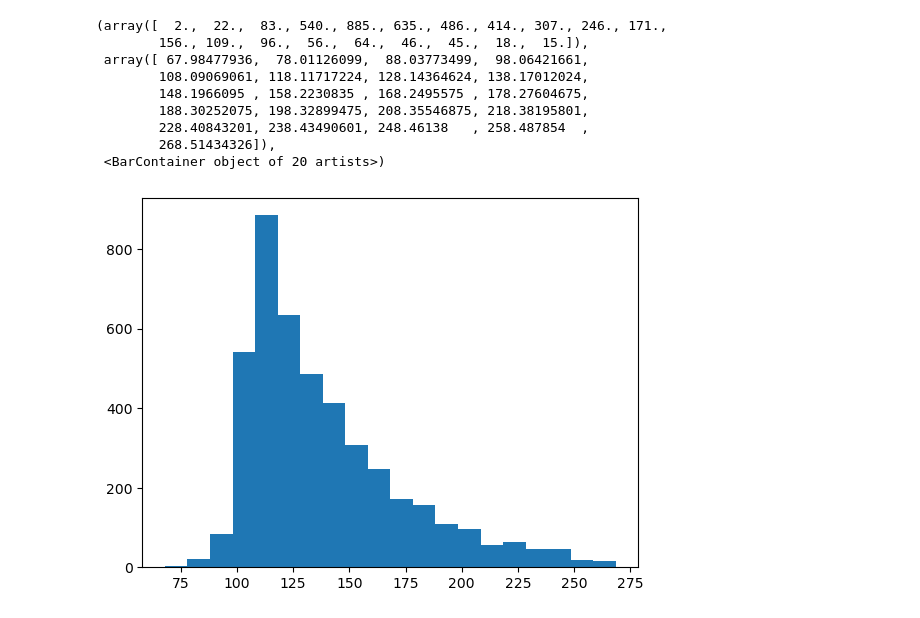
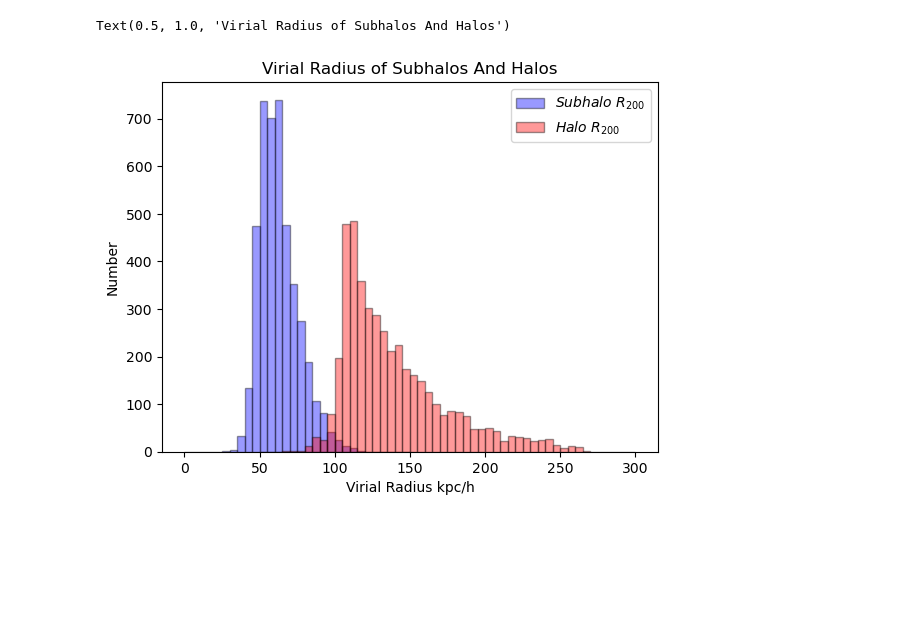
Before and after one commit to XingyaoCai/Satellite-Galaxies, a Jupyter notebook: FIrst_Infall_Calculation.ipynb, the cells around one changed output. Drawn from its saved outputs; the diff is of its cells as text; code cells hidden in the pictures; blank space fills up the shorter version.

```diff
--- a/FIrst_Infall_Calculation.ipynb
+++ b/FIrst_Infall_Calculation.ipynb
@@ -55,15 +116,12 @@ plt.hist(Snap99_Virial_Radius_Array,bins=20)
 # %%
 virial_radius=il.groupcat.loadHalos(basePath,99,fields=['Group_R_Crit200'])
-# %%
-plt.hist(virial_radius[Halo_Array],20)
-# %% [output]
-(array([  2.,  22.,  83., 540., 885., 635., 486., 414., 307., 246., 171.,
-        156., 109.,  96.,  56.,  64.,  46.,  45.,  18.,  15.]),
- array([ 67.98477936,  78.01126099,  88.03773499,  98.06421661,
-        108.09069061, 118.11717224, 128.14364624, 138.17012024,
-        148.1966095 , 158.2230835 , 168.2495575 , 178.27604675,
-        188.30252075, 198.32899475, 208.35546875, 218.38195801,
-        228.40843201, 238.43490601, 248.46138   , 258.487854  ,
-        268.51434326]),
- <BarContainer object of 20 artists>)
-[figure, removed]
+# %%
+plt.hist(Snap99_Virial_Radius_Array,bins=30,range=[0,150],histtype='bar', edgecolor='black',color='blue',alpha=0.4,label='$Subhalo\ R_{200}$')
+plt.hist(virial_radius[Halo_Array],bins=50,range=[50,300],histtype='bar', edgecolor='black',color='red',alpha=0.4,label='$Halo\ R_{200}$')
+plt.legend()
+plt.xlabel('Virial Radius kpc/h')
+plt.ylabel('Number')
+plt.title('Virial Radius of Subhalos And Halos')
+# %% [output]
+Text(0.5, 1.0, 'Virial Radius of Subhalos And Halos')
+[figure, added]
```
Also changed, not shown: parts of 3 cells of this notebook.
